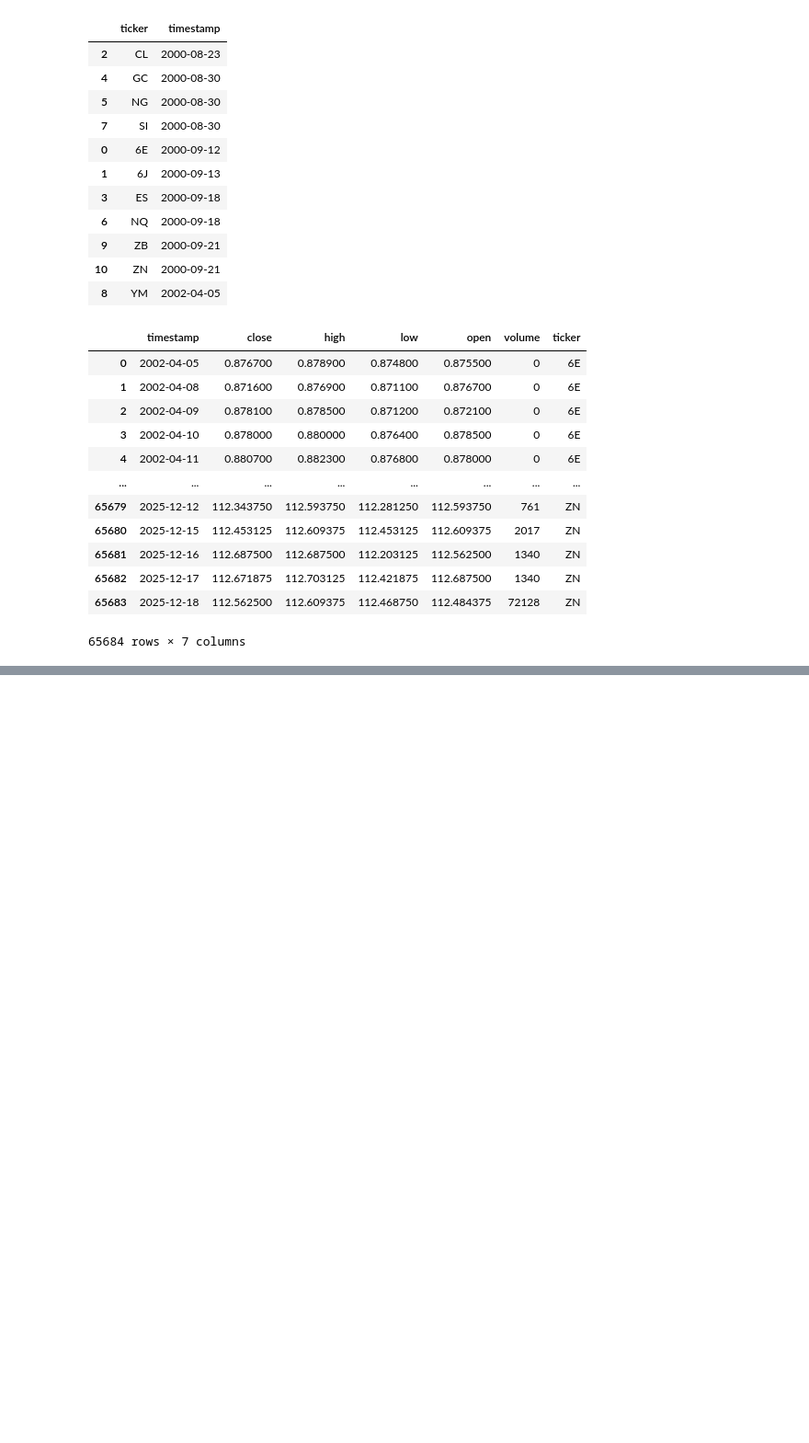
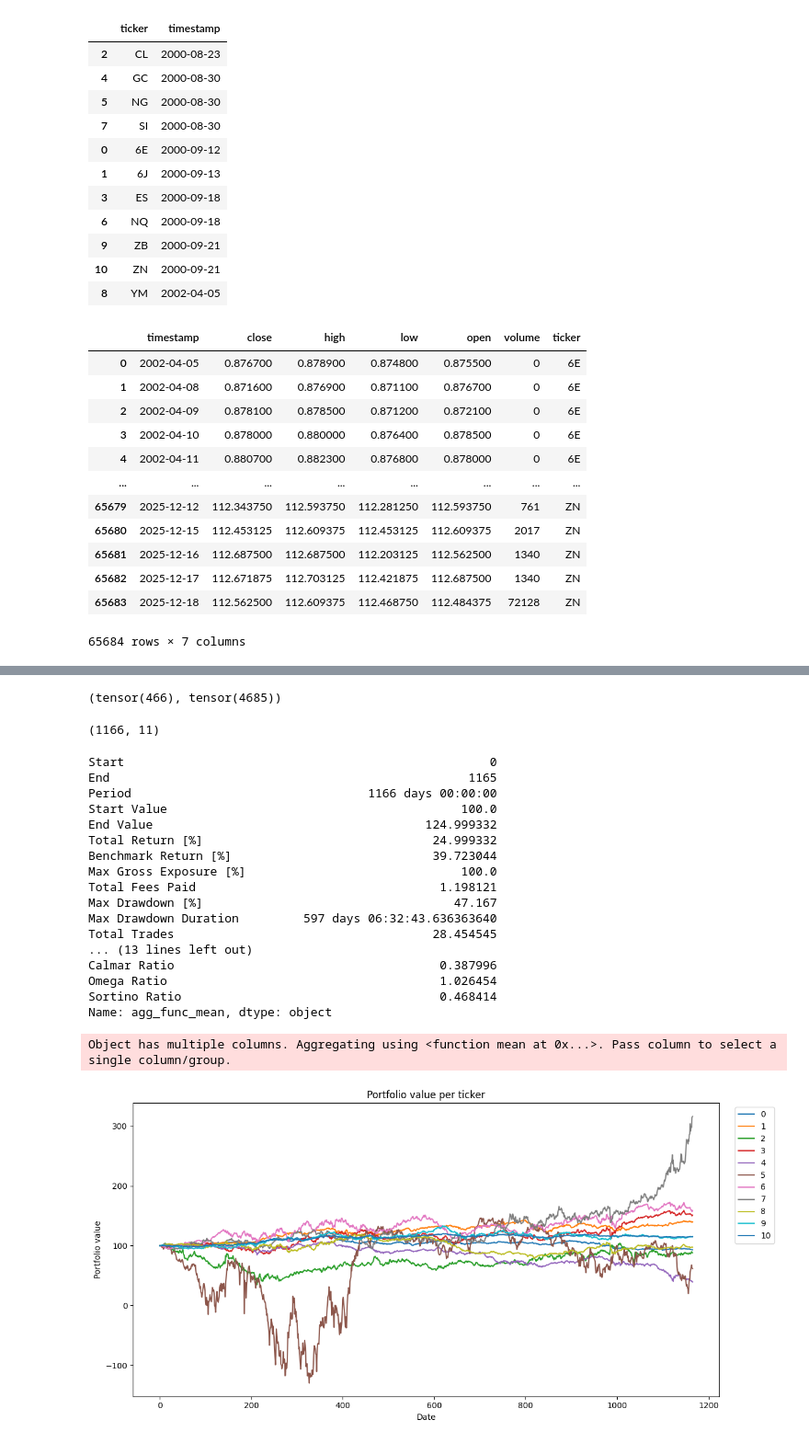
Before and after one commit to williserdman/fin_transformer, a Jupyter notebook: transformer_explorer.ipynb, the cells around one changed output, grey strips where cells are left out. Shown at 92% size. Saved outputs shown, nothing was run; the diff lists cells and outputs as text; code cells hidden in the pictures; blank space fills up the shorter version.

```diff
--- a/transformer_explorer.ipynb
+++ b/transformer_explorer.ipynb
@@ -363,2 +496,3 @@ tensor([[[[0.0023, 0.2395, 0.2872, 0.4667, 0.0043]],
 # %%
-preds = preds.squeeze(0)
+preds = torch.stack(all_preds).squeeze(1).squeeze(1)
+preds.shape # (timesteps, N, output_classes)
@@ -365,2 +500,0 @@ preds = preds.squeeze(0)
-# %%
-preds = preds.view(preds.shape[0]*preds.shape[1], preds.shape[2])
@@ -376,0 +542,5 @@ for i in range(15, 20):
+# %%
+long_signal = preds[:, :, 2] > 0.35
+short_signal = preds[:, :, 0] > 0.35
+neutral = ~(long_signal | short_signal)  # elementwise NOT of the elementwise OR
+neutral
@@ -376,0 +555,58 @@ for i in range(15, 20):
+# %%
+long_signal.sum(), short_signal.sum()
+# %% [output]
+(tensor(466), tensor(4685))
+# %%
+close_prices = []
+for _, g in df.groupby("ticker"):
+    close_price = g[-preds.shape[0]:].sort_index()["close"].values
+    close_prices.append(close_price)
+
+close_prices = np.stack(close_prices).T
+close_prices.shape
+# %% [output]
+(1166, 11)
+# %%
+import vectorbt as vbt
+
+portfolio = vbt.Portfolio.from_signals(
+    close = close_prices,
+    entries = long_signal,
+    exits = short_signal,
+    short_entries = short_signal,
+    short_exits = long_signal,
+    fees = 0.0002,
+    freq = "1d"
+)
+
+st = portfolio.stats()
+print(st)
+# plot equity curves using pandas / matplotlib (supports multiple columns)
+pf_value = portfolio.value()  # DataFrame with index=dates and columns=tickers
+pf_value.plot(figsize=(12, 6))
+plt.title("Portfolio value per ticker")
+plt.xlabel("Date")
+plt.ylabel("Portfolio value")
+plt.legend(loc="best", bbox_to_anchor=(1.02, 1))
+plt.tight_layout()
+plt.show()
+# %% [output]
+Start                                                   0
+End                                                  1165
+Period                                 1166 days 00:00:00
+Start Value                                         100.0
+End Value                                      124.999332
+Total Return [%]                                24.999332
+Benchmark Return [%]                            39.723044
+Max Gross Exposure [%]                              100.0
+Total Fees Paid                                  1.198121
+Max Drawdown [%]                                   47.167
+Max Drawdown Duration         597 days 06:32:43.636363640
+Total Trades                                    28.454545
+... (13 lines left out)
+Calmar Ratio                                     0.387996
+Omega Ratio                                      1.026454
+Sortino Ratio                                    0.468414
+Name: agg_func_mean, dtype: object
+Object has multiple columns. Aggregating using <function mean at 0x...>. Pass column to select a single column/group.
+[figure, added]
```
Also changed, not shown: parts of 23 cells of this notebook, 56 other files.
